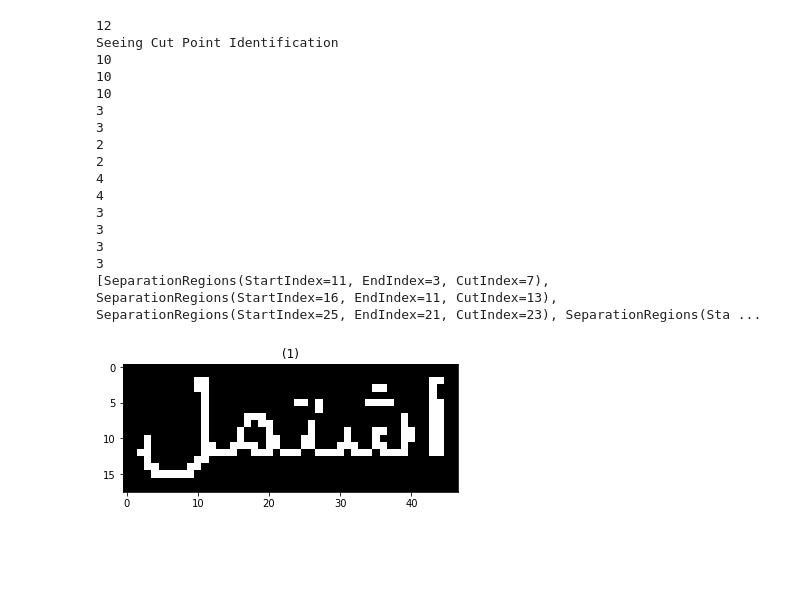
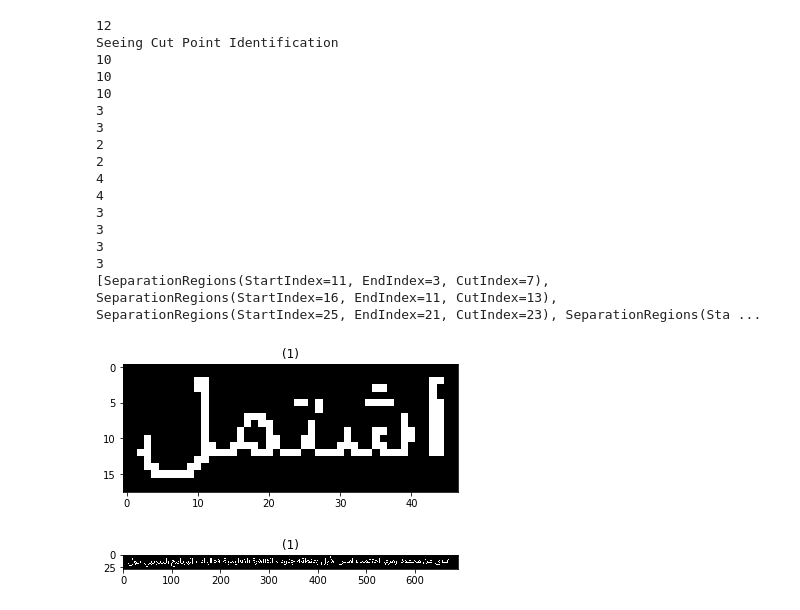
Before and after one commit to WaelAshraf/Pattern.OCR, a Jupyter notebook: PatternOCR.ipynb, the cells around one changed output. Saved outputs shown, nothing was run; the diff lists cells and outputs as text; code cells hidden in the pictures; blank space fills up the shorter version.

```diff
--- a/PatternOCR.ipynb
+++ b/PatternOCR.ipynb
@@ -615,3 +615,71 @@ def CutPointIdentification(Word,MTI): #Alg. 6 TRY 2 From Paper Explanation
                 Flag = 0
         i+=1
     return OutputSeparationRegions
+# %%
+def SegmentImg2Lines(image):
+    roi_list=[]
+    gray = rgb2gray(image)
+
+    #ret, threshed_img = cv2.threshold(gray, 127, 255, cv2.THRESH_BINARY_INV)
+    #show_images([gray])
+    kernel = np.ones((8,40), np.uint8)
+    img_dilation = cv2.dilate(gray, kernel, iterations=1)
+    # find contours
+    #show_images([img_dilation])
+    ctrs, hier = cv2.findContours(img_dilation.copy(), cv2.RETR_EXTERNAL, cv2.CHAIN_APPROX_SIMPLE)
+    # sort contours
+    #sorted_ctrs = sorted(ctrs, key=lambda ctr: cv2.boundingRect(ctr)[0])
+    for i, ctr in enumerate(ctrs):
+        # Get bounding box
+        x, y, w, h = cv2.boundingRect(ctr)
+        # Getting ROI
+        roi = image[y:y + h, x:x + w]
+        #show_images([roi])
+        roi_list.append(roi)
+    roi_list.reverse()
+    return roi_list
+
+
+def Segmentline2word(line):
+    roi_list=[]
+    locs=[]
+    #gray = cv2.cvtColor(line, cv2.COLOR_BGR2GRAY)
+    #ret, threshed_img = cv2.threshold(gray, 127, 255, cv2.THRESH_BINARY_INV)
+    #show_images([threshed_img])
+    gray = rgb2gray(line)
+    kernel = np.ones((5,5), np.uint8)
+    img_dilation = cv2.dilate(gray, kernel, iterations=1)
+    show_images([img_dilation])
+    # find contours
+    ctrs, hier = cv2.findContours(img_dilation.copy(), cv2.RETR_EXTERNAL, cv2.CHAIN_APPROX_SIMPLE)
+    # sort contours
+    #sorted_ctrs = sorted(ctrs, key=lambda ctr: cv2.boundingRect(ctr)[0])
+    for i, ctr in enumerate(ctrs):
+        # Get bounding box
+        x, y, w, h = cv2.boundingRect(ctr)
+        # Getting ROI
+        roi = line[y:y + h, x:x + w]
+        #show_images([roi])
+        locs.append((x, y, x + w,y + h))
+        roi_list.append(roi)
+    roi_list.reverse()
+    locs.reverse()
+
+    show_images([roi_list[0]])
+    show_images([roi_list[3]])
+    return roi_list,locs
+
+def main(thresh):
+
+    #cv2.imshow('str',thresh/255)
+
+    lines=SegmentImg2Lines(thresh)
+    show_images([lines[0]])
+
+
+im = cv2.imread('input.png', cv2.IMREAD_GRAYSCALE)
+ret, thresh = cv2.threshold(im, 127, 255, cv2.THRESH_BINARY_INV)
+#show_images([thresh])
+main(thresh)
+# %% [output]
+[figure, added]
```
Also changed, not shown: 2 other files.
